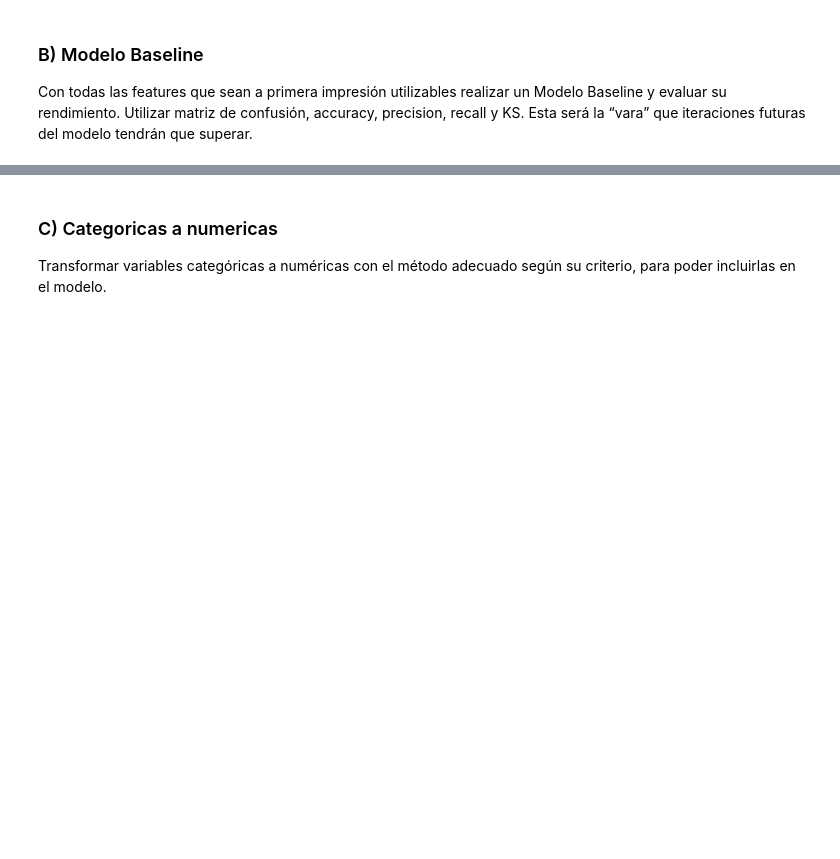
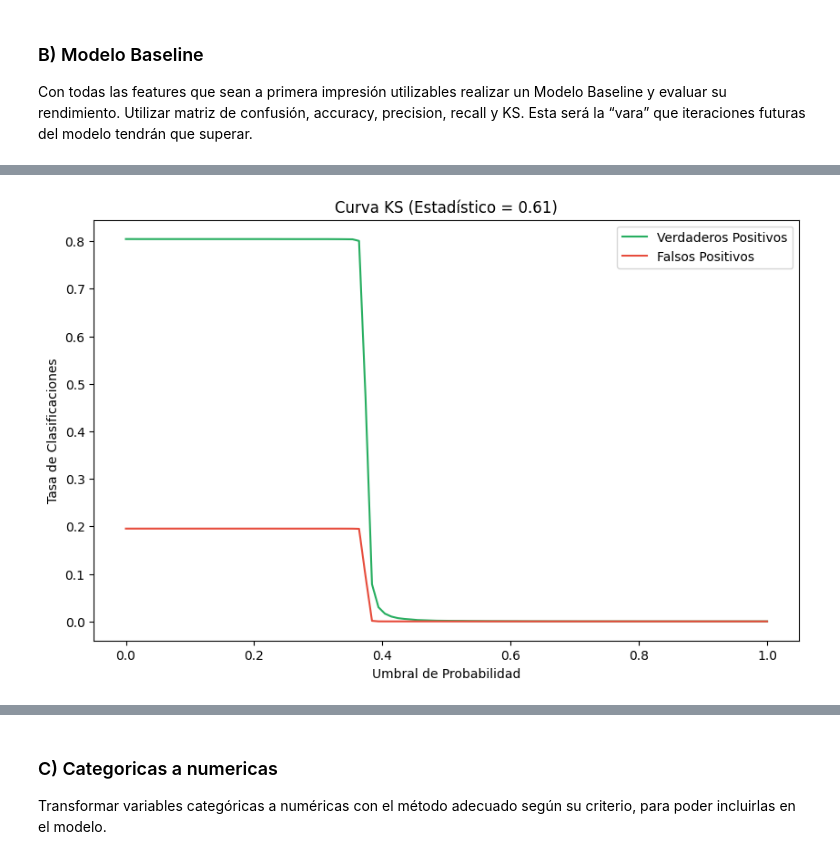
Before and after one commit to Clon5676/ProyectoDataScience, a Jupyter notebook: Modelo/model_Baseline.ipynb, the cells around one changed output, grey strips where cells are left out. Drawn from its saved outputs; the diff is of its cells as text; code cells hidden in the pictures; blank space fills up the shorter version.

```diff
--- a/Modelo/model_Baseline.ipynb
+++ b/Modelo/model_Baseline.ipynb
@@ -20,0 +118,20 @@ tendrán que superar.
+# %%
+# 9. Curva KS
+y_pred_prob = (y_pred - y_pred.min()) / (y_pred.max() - y_pred.min())  # Escalar a 0-1
+
+thresholds = np.linspace(0, 1, 100)
+tp = [np.mean((y_pred_prob >= t) & (y_test_class == 1)) for t in thresholds]
+fp = [np.mean((y_pred_prob >= t) & (y_test_class == 0)) for t in thresholds]
+ks_value = np.max(np.abs(np.array(tp) - np.array(fp)))
+
+plt.figure(figsize=(10,6))
+plt.plot(thresholds, tp, label='Verdaderos Positivos', color='#27ae60')
+plt.plot(thresholds, fp, label='Falsos Positivos', color='#e74c3c')
+# plt.axvline(x=thresholds[np.argmax(tp - fp)], color='grey', linestyle='--')
+plt.title(f'Curva KS (Estadístico = {ks_value:.2f})')
+plt.xlabel('Umbral de Probabilidad')
+plt.ylabel('Tasa de Clasificaciones')
+plt.legend()
+plt.show()
+# %% [output]
+[figure, added]
```
Also changed, not shown: parts of 12 cells of this notebook, 1 other file.
